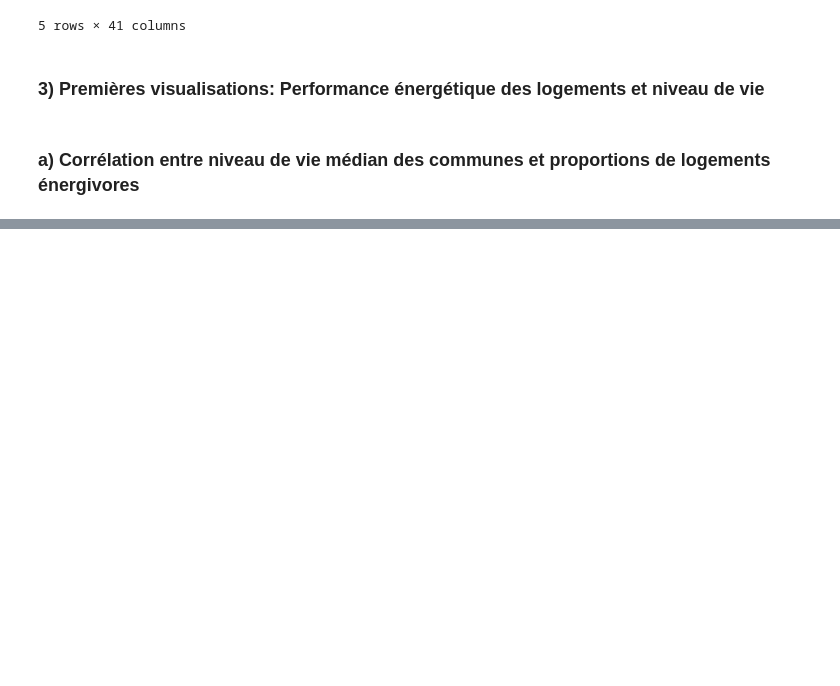
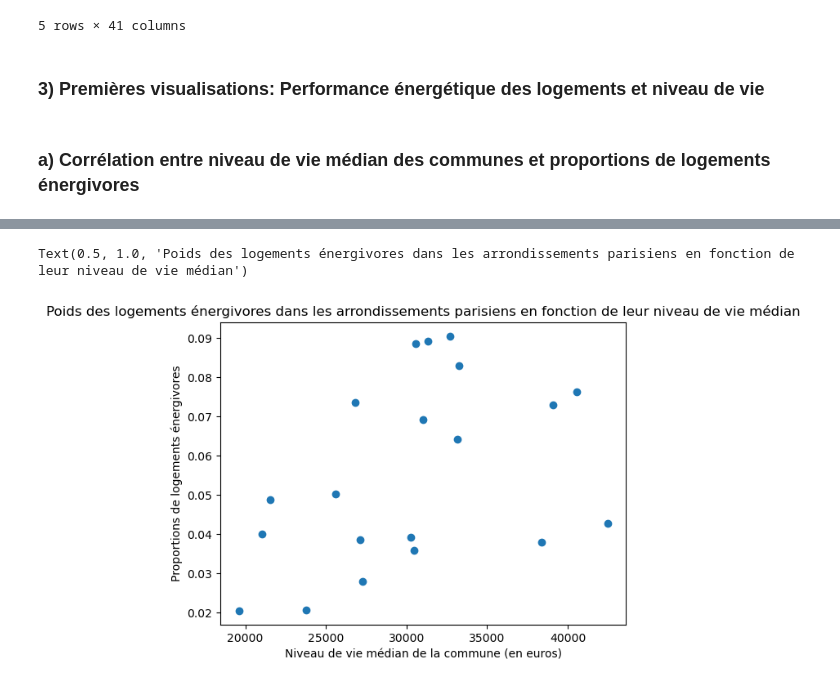
Before and after one commit to gabriel92320/data_science_project, a Jupyter notebook: Lien_DPE_niveau_de_vie.ipynb, the cells around one changed output, grey strips where cells are left out. Cells and saved outputs as stored; diff of their text form; code cells hidden in the pictures; blank space fills up the shorter version.

```diff
--- a/Lien_DPE_niveau_de_vie.ipynb
+++ b/Lien_DPE_niveau_de_vie.ipynb
@@ -693,0 +709,11 @@ from IPython.display import HTML #pour afficher les graphs
+# %%
+# Zoom sur Paris:
+plt.figure()
+Filosofi_DPE_Paris=Filosofi_DPE_COM2[Filosofi_DPE_COM2["DEP"]=="75"]
+plt.scatter(Filosofi_DPE_Paris["MED16"],Filosofi_DPE_Paris["G"])
+plt.xlabel("Niveau de vie médian de la commune (en euros)")
+plt.ylabel("Proportions de logements énergivores")
+plt.title("Poids des logements énergivores dans les arrondissements parisiens en fonction de leur niveau de vie médian")
+# %% [output]
+Text(0.5, 1.0, 'Poids des logements énergivores dans les arrondissements parisiens en fonction de leur niveau de vie médian')
+[figure, added]
```
Also changed, not shown: parts of 25 cells of this notebook.
